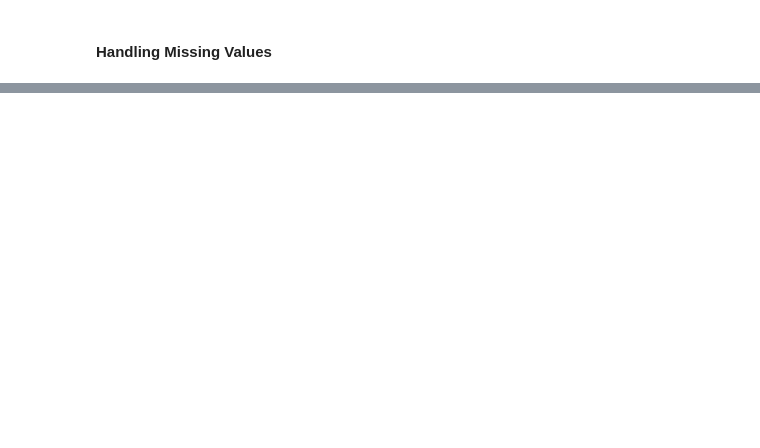
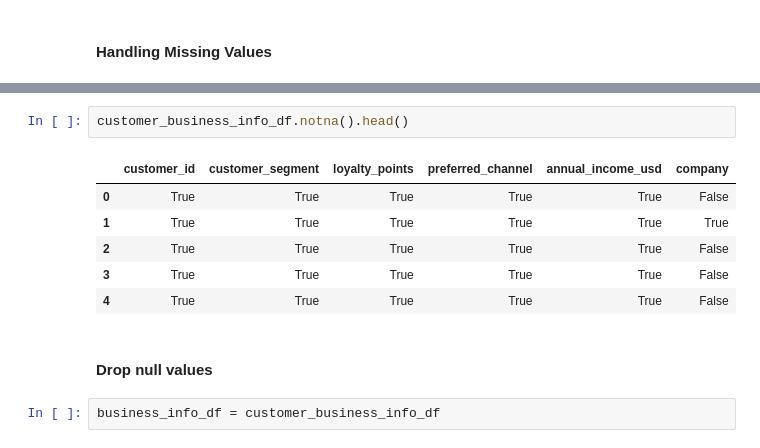
Before and after one commit to Ritik574-coder/python-foundations-to-mastery, a Jupyter notebook: Pandas/pandas_data_cleaning.ipynb, the cells around one changed output, grey strips where cells are left out. Drawn from its saved outputs; the diff is of its cells as text; blank space fills up the shorter version.

```diff
--- a/Pandas/pandas_data_cleaning.ipynb
+++ b/Pandas/pandas_data_cleaning.ipynb
@@ -77,0 +130,13 @@ df['col'].replace(r'^\s*$', np.nan, regex=True)  # whitespace-only → NaN
+# %%
+customer_business_info_df.notna().head()
+# %% [output]
+|  | customer_id | customer_segment | loyalty_points | preferred_channel | annual_income_usd | company |
+| 0 | True | True | True | True | True | False |
+| 1 | True | True | True | True | True | True |
+| 2 | True | True | True | True | True | False |
+| 3 | True | True | True | True | True | False |
+| 4 | True | True | True | True | True | False |
+# %% [markdown]
+#### **Drop null values**
+# %%
+business_info_df = customer_business_info_df
```
Also changed, not shown: parts of 21 cells of this notebook.
